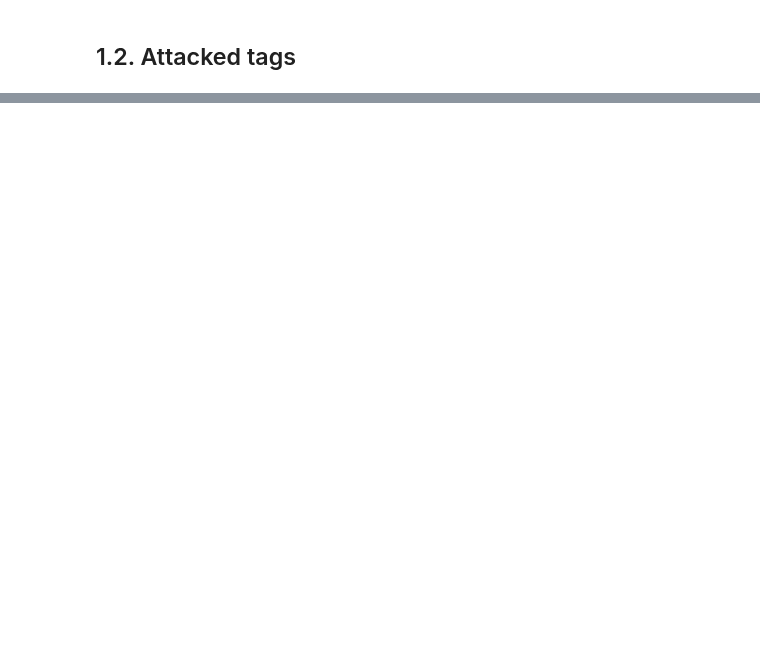
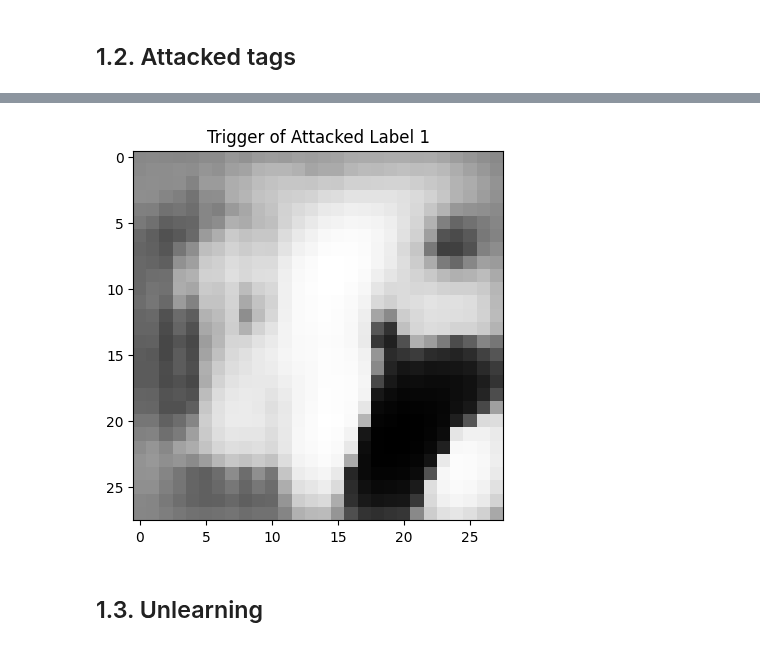
Before and after one commit to moshafieeha/Deep-Learning-Mini-Projects, a Jupyter notebook: Security in Classification.ipynb, the cells around one changed output, grey strips where cells are left out. Cells and saved outputs as stored; diff of their text form; code cells hidden in the pictures; blank space fills up the shorter version.

```diff
--- a/Security in Classification.ipynb
+++ b/Security in Classification.ipynb
@@ -212,0 +203,23 @@ Attacked Classes (Outliers): []
+# %%
+mad_values = []
+for target_class in range(10):
+    pattern, mask = triggers[target_class]
+    trigger = (pattern * mask).detach().numpy().squeeze()
+    healthy_data_trigger = healthy_data + trigger
+    outputs = poisoned_model(torch.tensor(healthy_data_trigger).unsqueeze(1).float())
+    _, predicted = torch.max(outputs, 1)
+
+    # Calculate the mean absolute deviation (MAD) for each label
+    mad = np.mean(np.abs(predicted.numpy() - np.mean(predicted.numpy())))
+    mad_values.append(mad)
+    print(f"Class {target_class}, MAD: {mad}")
+
+    # Check prediction distribution for each class with added trigger
+    unique, counts = np.unique(predicted.numpy(), return_counts=True)
+    prediction_distribution = dict(zip(unique, counts))
+    print(f"Class {target_class}, Prediction Distribution: {prediction_distribution}")
+
+# Determine which label is attacked based on the MAD values
+attacked_label = np.argmin(mad_values)
+
+print("\n" f"Label {attacked_label} is attacked.")
@@ -212,0 +272,12 @@ Attacked Classes (Outliers): []
+# %%
+# Visualize the trigger of the attacked label
+pattern, mask = triggers[attacked_label]
+attacked_trigger = (pattern * mask).detach().numpy().squeeze()
+
+plt.imshow(attacked_trigger, cmap='gray')
+plt.title(f'Trigger of Attacked Label {attacked_label}')
+plt.show()
+# %% [output]
+[figure, added]
+# %% [markdown]
+## 1.3. Unlearning
```
Also changed, not shown: parts of 18 cells of this notebook.
